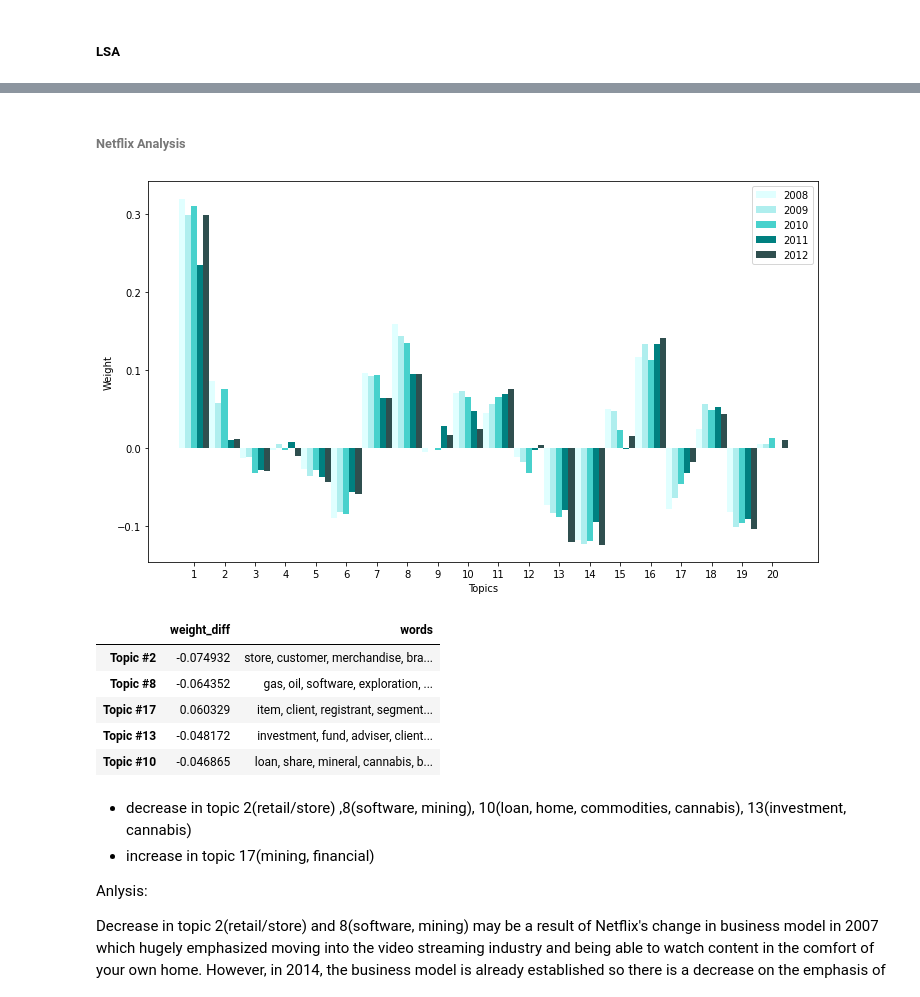
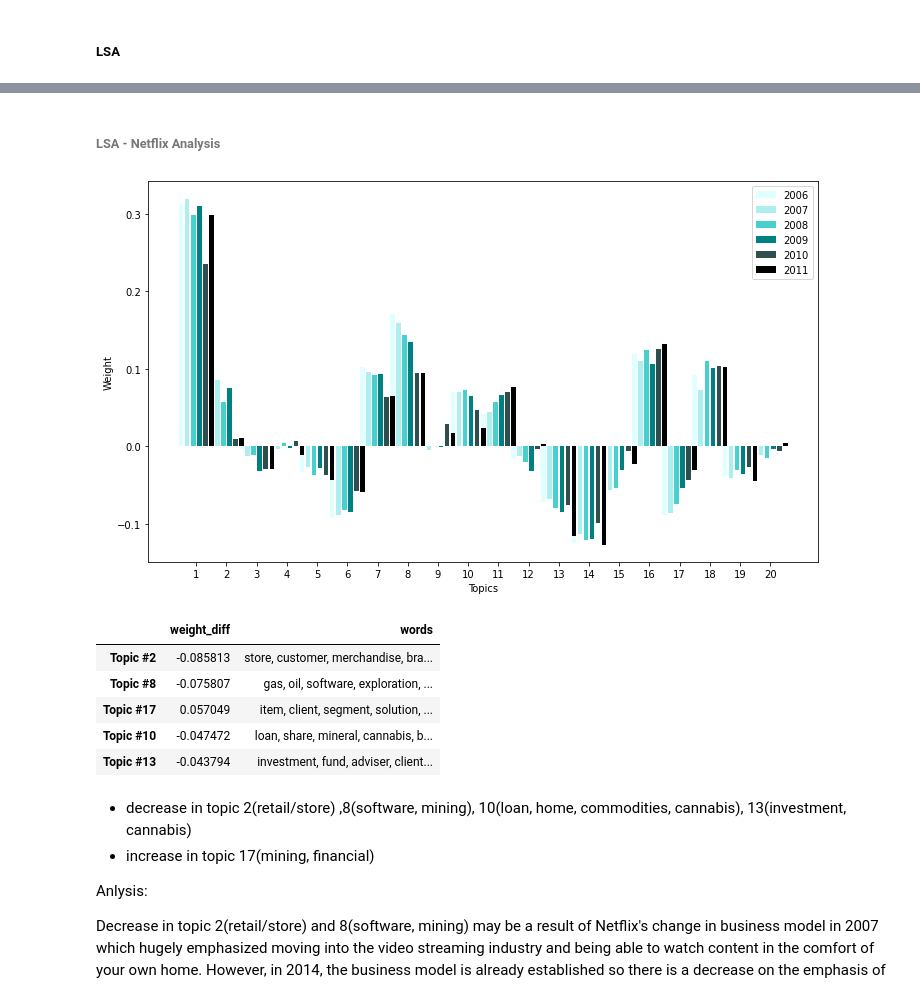
Before and after one commit to richardye101/ubineer_nlp_research, a Jupyter notebook: content/mary/Report_Topic_Modelling.ipynb, the cells around one changed output, grey strips where cells are left out. Drawn from its saved outputs; the diff is of its cells as text; code cells hidden in the pictures.

```diff
--- a/content/mary/Report_Topic_Modelling.ipynb
+++ b/content/mary/Report_Topic_Modelling.ipynb
@@ -40,7 +31,7 @@ In the history of the business, GE suffered through the financial crisis in 2008
 # %%
 ## Dynamic Topic Modelling with Netflix, GE
 targetComp = pd.read_csv("../data/dynamic_companies.csv")
-netflix = targetComp[targetComp["financialEntity"] == "financialEntities/params;cik=1065280"].sort_values(["filingDate"])
-ge = targetComp[targetComp["financialEntity"] == "financialEntities/params;cik=40545"].sort_values(["filingDate"])
+netflix = targetComp[targetComp["financialEntity"] == "financialEntities/params;cik=1065280"].sort_values(["reportingDate"])
+ge = targetComp[targetComp["financialEntity"] == "financialEntities/params;cik=40545"].sort_values(["reportingDate"])
 # %% [markdown]
 ##### Non-Negative Matrix Factorization
@@ -172,23 +166,23 @@ lsa_topics
 | 8 | stock | footwear | apparel | treatment | drug | grain | solution | data | ... |
 | 9 | segment | assortment | retail | medical | estate | mineral | fuel | drilling | ... |
 # %% [markdown]
-###### Netflix Analysis
+###### LSA - Netflix Analysis
 # %%
 netflix_top = svd.transform(netflix_X)
-netflix_top_df = pd.DataFrame(netflix_top).set_index(netflix["filingDate"])
+netflix_top_df = pd.DataFrame(netflix_top).set_index(netflix["reportingDate"])
 std_func.graph_netflix(20, netflix_top_df)
 # %% [output]
-[figure, old version]
+[figure, new version]
 # %%
-#compare 2012 with 2008
+#compare 2011 with 2006
 std_func.get_differences(lsa_topics,netflix_top_df.iloc[-1], netflix_top_df.iloc[0]).iloc[:5]
 # %% [output]
 |  | weight_diff | words |
-| Topic #2 | -0.074932 | store, customer, merchandise, bra... |
-| Topic #8 | -0.064352 | gas, oil, software, exploration, ... |
-| Topic #17 | 0.060329 | item, client, registrant, segment... |
-| Topic #13 | -0.048172 | investment, fund, adviser, client... |
-| Topic #10 | -0.046865 | loan, share, mineral, cannabis, b... |
+| Topic #2 | -0.085813 | store, customer, merchandise, bra... |
+| Topic #8 | -0.075807 | gas, oil, software, exploration, ... |
+| Topic #17 | 0.057049 | item, client, segment, solution, ... |
+| Topic #10 | -0.047472 | loan, share, mineral, cannabis, b... |
+| Topic #13 | -0.043794 | investment, fund, adviser, client... |
 # %% [markdown]
 - decrease in topic 2(retail/store) ,8(software, mining), 10(loan, home, commodities, cannabis), 13(investment, cannabis)
 - increase in topic 17(mining, financial)
```
Also changed, not shown: parts of 28 cells of this notebook, 3 other files.
